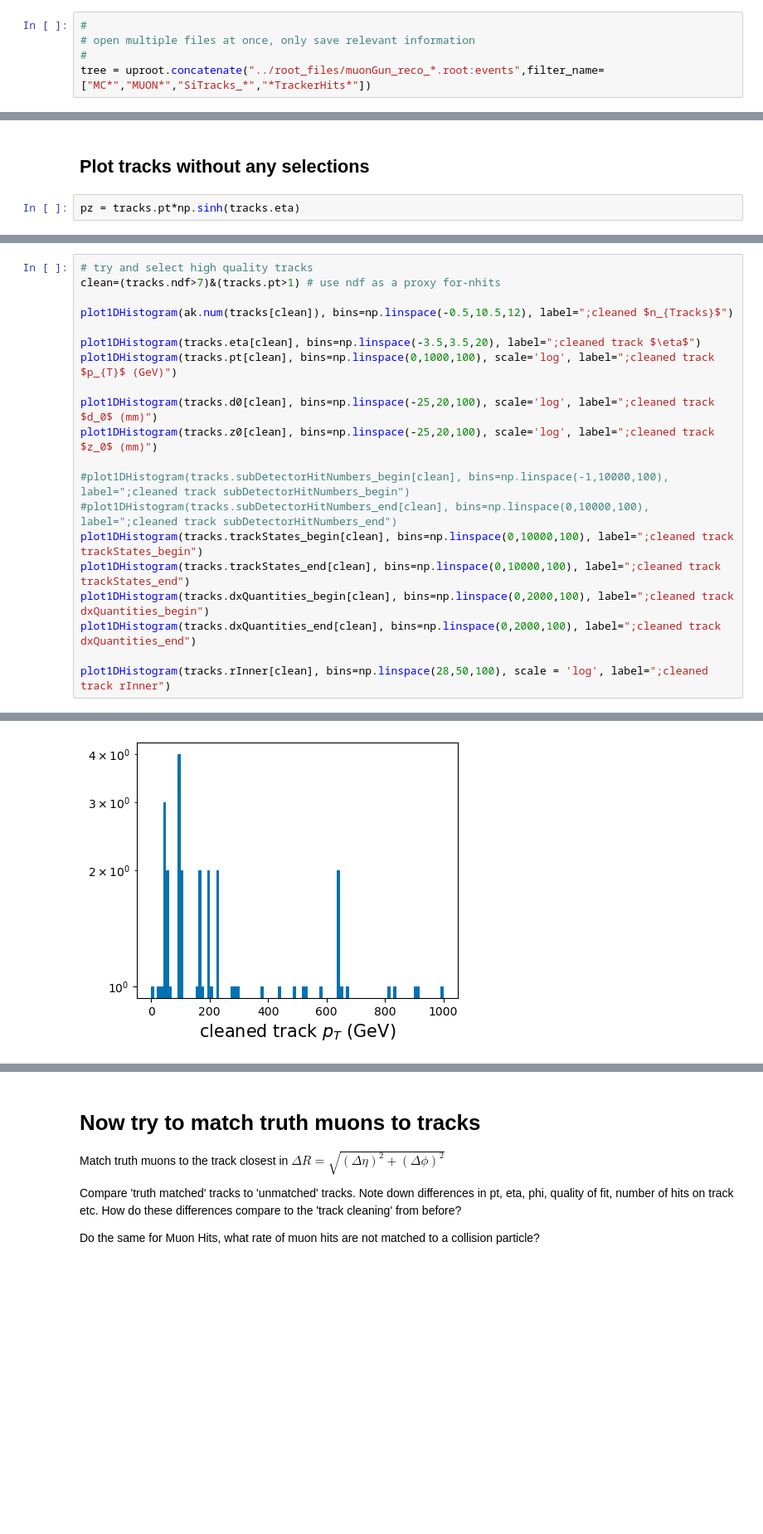
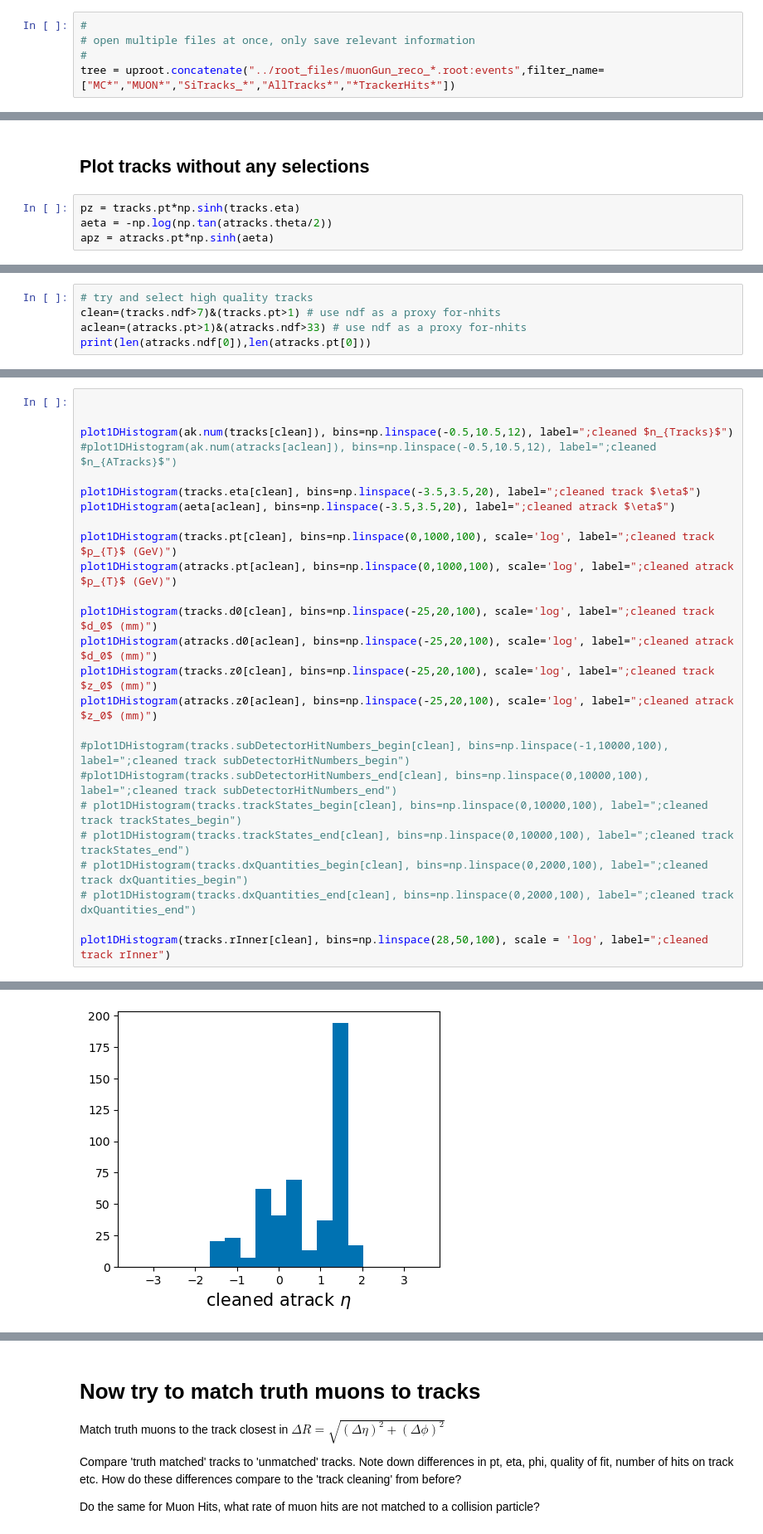
Before and after one commit to kdp-lab/maia_detector_paper, a Jupyter notebook: study_tracks_local.ipynb, the cells around one changed output, grey strips where cells are left out. Shown at 83% size. Cells and saved outputs as stored; diff of their text form; blank space fills up the shorter version.

Commit message:
Added AllTracks

```diff
--- a/study_tracks_local.ipynb
+++ b/study_tracks_local.ipynb
@@ -73,7 +73,7 @@ See https://github.com/key4hep/EDM4hep/blob/master/edm4hep.yaml for more info ab
 #
 # open multiple files at once, only save relevant information
 #
-tree = uproot.concatenate("../root_files/muonGun_reco_*.root:events",filter_name=["MC*","MUON*","SiTracks_*","*TrackerHits*"])
+tree = uproot.concatenate("../root_files/muonGun_reco_*.root:events",filter_name=["MC*","MUON*","SiTracks_*","AllTracks*","*TrackerHits*"])
 # %% [markdown]
 ## Read in Monte Carlo truth particles
 
@@ -428,6 +456,8 @@ plot1DHistogram(trackerhits.VBvb, bins=np.linspace(0,3000,200), scale='log', lab
 ## Plot tracks without any selections
 # %%
 pz = tracks.pt*np.sinh(tracks.eta)
+aeta = -np.log(np.tan(atracks.theta/2))
+apz = atracks.pt*np.sinh(aeta)
 # %%
 
 # basic kinematics
@@ -480,0 +522,5 @@ plot1DHistogram(tracks.chi2/tracks.ndf, bins=np.linspace(0,5,200), label=";track
+# %%
+# try and select high quality tracks
+clean=(tracks.ndf>7)&(tracks.pt>1) # use ndf as a proxy for-nhits
+aclean=(atracks.pt>1)&(atracks.ndf>33) # use ndf as a proxy for-nhits
+print(len(atracks.ndf[0]),len(atracks.pt[0]))
@@ -481,24 +529,29 @@ plot1DHistogram(tracks.chi2/tracks.ndf, bins=np.linspace(0,5,200), label=";track
 # %%
-# try and select high quality tracks
-clean=(tracks.ndf>7)&(tracks.pt>1) # use ndf as a proxy for-nhits
+
 
 plot1DHistogram(ak.num(tracks[clean]), bins=np.linspace(-0.5,10.5,12), label=";cleaned $n_{Tracks}$")
+#plot1DHistogram(ak.num(atracks[aclean]), bins=np.linspace(-0.5,10.5,12), label=";cleaned $n_{ATracks}$")
 
 plot1DHistogram(tracks.eta[clean], bins=np.linspace(-3.5,3.5,20), label=";cleaned track $\eta$")
+plot1DHistogram(aeta[aclean], bins=np.linspace(-3.5,3.5,20), label=";cleaned atrack $\eta$")
+
 plot1DHistogram(tracks.pt[clean], bins=np.linspace(0,1000,100), scale='log', label=";cleaned track $p_{T}$ (GeV)")
+plot1DHistogram(atracks.pt[aclean], bins=np.linspace(0,1000,100), scale='log', label=";cleaned atrack $p_{T}$ (GeV)")
 
 plot1DHistogram(tracks.d0[clean], bins=np.linspace(-25,20,100), scale='log', label=";cleaned track $d_0$ (mm)")
+plot1DHistogram(atracks.d0[aclean], bins=np.linspace(-25,20,100), scale='log', label=";cleaned atrack $d_0$ (mm)")
 plot1DHistogram(tracks.z0[clean], bins=np.linspace(-25,20,100), scale='log', label=";cleaned track $z_0$ (mm)")
+plot1DHistogram(atracks.z0[aclean], bins=np.linspace(-25,20,100), scale='log', label=";cleaned atrack $z_0$ (mm)")
 
 #plot1DHistogram(tracks.subDetectorHitNumbers_begin[clean], bins=np.linspace(-1,10000,100), label=";cleaned track subDetectorHitNumbers_begin")
 #plot1DHistogram(tracks.subDetectorHitNumbers_end[clean], bins=np.linspace(0,10000,100), label=";cleaned track subDetectorHitNumbers_end")
-plot1DHistogram(tracks.trackStates_begin[clean], bins=np.linspace(0,10000,100), label=";cleaned track trackStates_begin")
-plot1DHistogram(tracks.trackStates_end[clean], bins=np.linspace(0,10000,100), label=";cleaned track trackStates_end")
-plot1DHistogram(tracks.dxQuantities_begin[clean], bins=np.linspace(0,2000,100), label=";cleaned track dxQuantities_begin")
-plot1DHistogram(tracks.dxQuantities_end[clean], bins=np.linspace(0,2000,100), label=";cleaned track dxQuantities_end")
+# plot1DHistogram(tracks.trackStates_begin[clean], bins=np.linspace(0,10000,100), label=";cleaned track trackStates_begin")
+# plot1DHistogram(tracks.trackStates_end[clean], bins=np.linspace(0,10000,100), label=";cleaned track trackStates_end")
+# plot1DHistogram(tracks.dxQuantities_begin[clean], bins=np.linspace(0,2000,100), label=";cleaned track dxQuantities_begin")
+# plot1DHistogram(tracks.dxQuantities_end[clean], bins=np.linspace(0,2000,100), label=";cleaned track dxQuantities_end")
 
 plot1DHistogram(tracks.rInner[clean], bins=np.linspace(28,50,100), scale = 'log', label=";cleaned track rInner")
 # %% [output]
 [figure]
 [figure]
-[figure, old version]
+[figure, new version]
```
Also changed, not shown: parts of 5 cells of this notebook.
